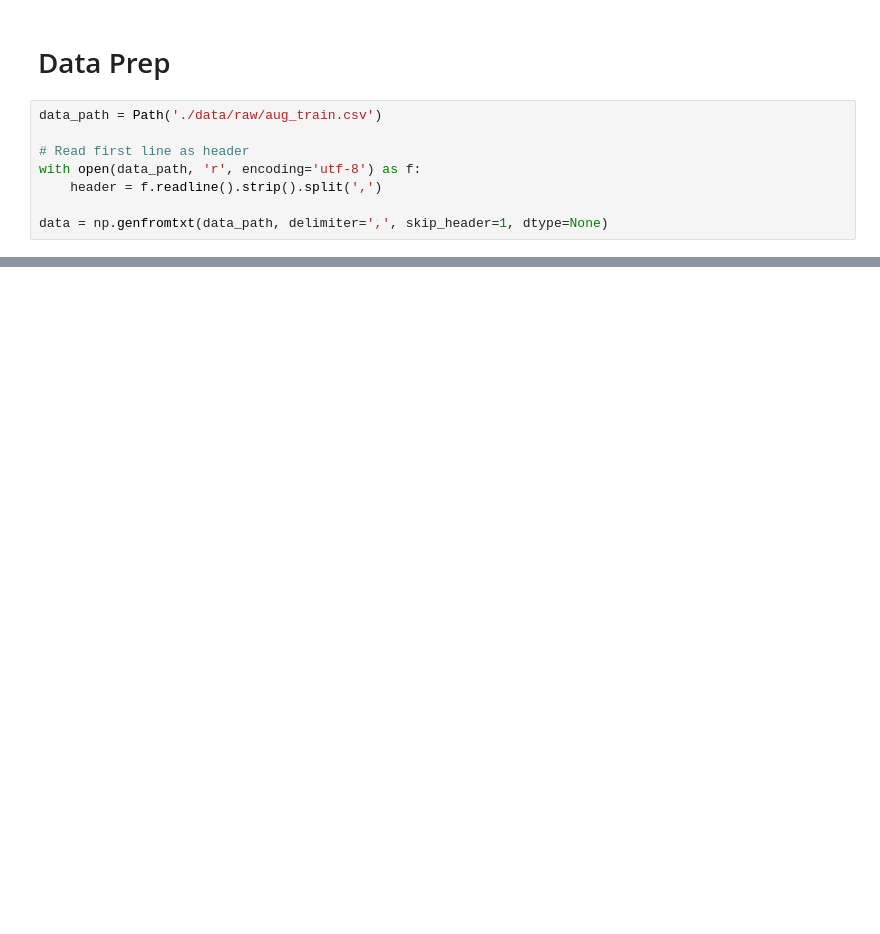
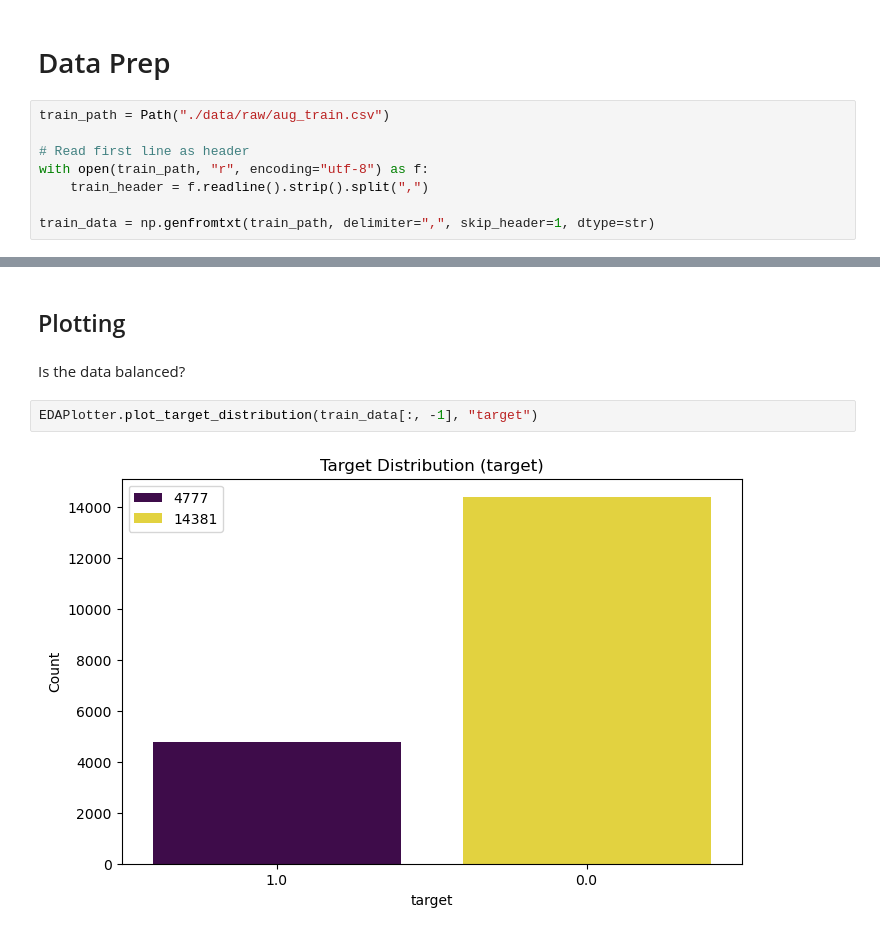
Before and after one commit to ThuongHong/lab2_ds, a Jupyter notebook: notebooks/01_data_exploration.ipynb, the cells around one changed output, grey strips where cells are left out. Cells and saved outputs as stored; diff of their text form; blank space fills up the shorter version.

```diff
--- a/notebooks/01_data_exploration.ipynb
+++ b/notebooks/01_data_exploration.ipynb
@@ -6,10 +8,10 @@ import numpy as np
 # %% [markdown]
 # Data Prep
 # %%
-data_path = Path('./data/raw/aug_train.csv')
+train_path = Path("./data/raw/aug_train.csv")
 
 # Read first line as header
-with open(data_path, 'r', encoding='utf-8') as f:
-    header = f.readline().strip().split(',')
+with open(train_path, "r", encoding="utf-8") as f:
+    train_header = f.readline().strip().split(",")
 
-data = np.genfromtxt(data_path, delimiter=',', skip_header=1, dtype=None)
+train_data = np.genfromtxt(train_path, delimiter=",", skip_header=1, dtype=str)
@@ -43,0 +119,8 @@ array([( 8949, b'city_103', 0.92 , b'Male', b'Has relevent experience', b'no_enr
+# %% [markdown]
+## Plotting
+# %% [markdown]
+Is the data balanced?
+# %%
+EDAPlotter.plot_target_distribution(train_data[:, -1], "target")
+# %% [output]
+[figure, added]
```
Also changed, not shown: parts of 29 cells of this notebook, 1 other file.
